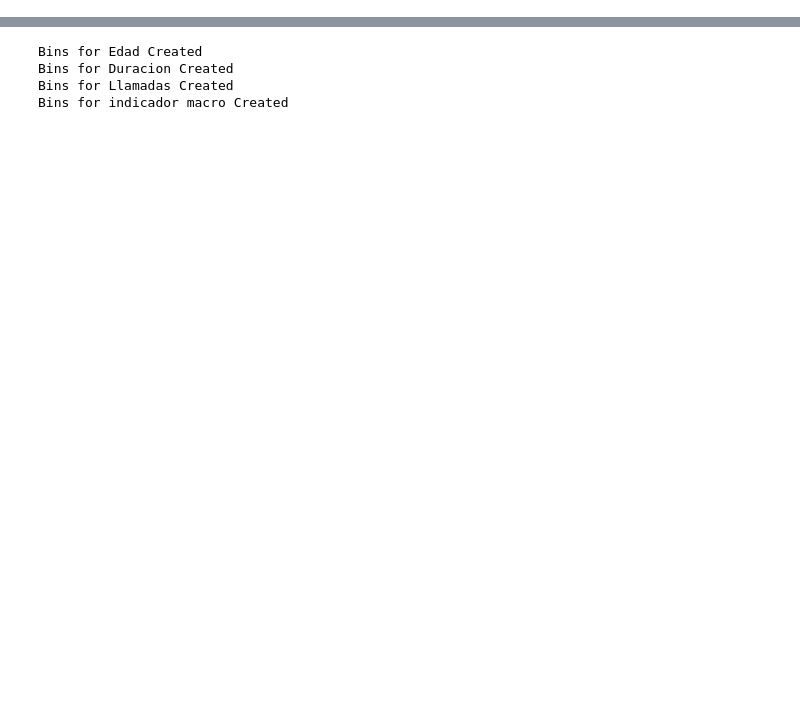
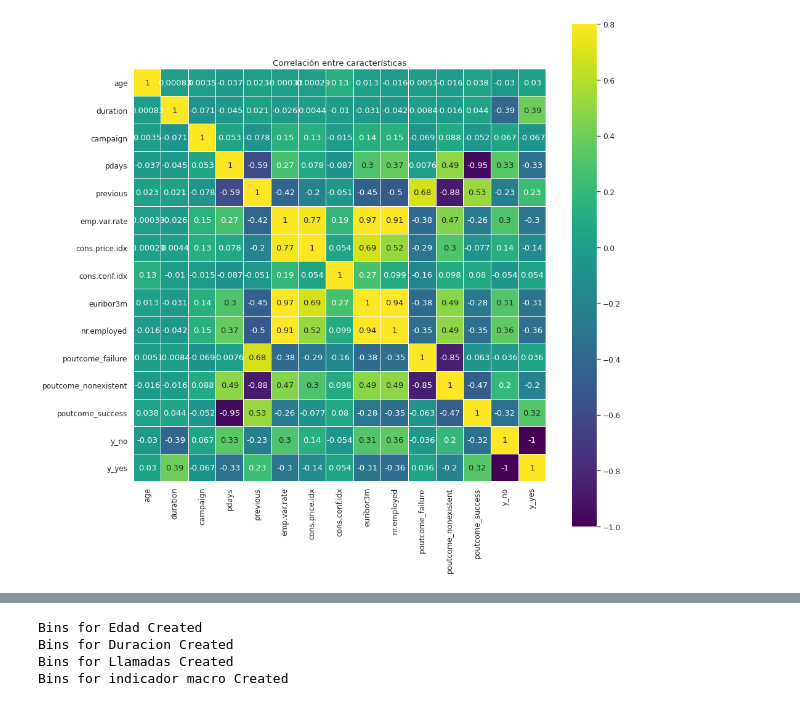
Before and after one commit to josetorresob/INF648, a Jupyter notebook: Proyecto_Final.ipynb, the cells around one changed output, grey strips where cells are left out. Cells and saved outputs as stored; diff of their text form; code cells hidden in the pictures; blank space fills up the shorter version.

```diff
--- a/Proyecto_Final.ipynb
+++ b/Proyecto_Final.ipynb
@@ -226,0 +99,7 @@ dtype: object
+# %%
+train_url = './bank-additional/bank-additional-full.csv'
+dataset = pd.read_csv(train_url, delimiter=";")
+#Trabajamos con el dataset completo
+
+display(dataset.head(5))
+print('\n Hay {} observaciones con {} características'.format(*dataset.shape))
@@ -226,0 +114,3 @@ dtype: object
+# %%
+#Dividimos el dataset en un conjunto de entranmiento y un conjunto de prueba (25%)
+dataset_train, dataset_test= train_test_split(dataset, test_size=0.25, random_state=0)
@@ -226,0 +246,5 @@ dtype: object
+# %%
+# Mostrar rstadisticod descriptivos de las variables categóricas
+categorical_variables = dataset_train.loc[:, dataset_train.dtypes == object].columns
+
+dataset_train[categorical_variables].describe()
@@ -226,0 +287,16 @@ dtype: object
+# %%
+# Correlación entre las variables continuas
+# Se tomó el código base de la fuente [1] y se adaptó al caso
+
+# heat map
+df_with_dummies = pd.get_dummies(dataset_train.drop([col for col in categorical_variables if col not in ['y', 'poutcome']], axis=1))
+corrMatrix = df_with_dummies.corr()
+
+sns.set(font_scale=1.10)
+plt.figure(figsize=(15, 15))
+
+sns.heatmap(corrMatrix, vmax=.8, linewidths=0.01,
+            square=True,annot=True,cmap='viridis',linecolor="white")
+plt.title('Correlación entre características');
+# %% [output]
+[figure, added]
```
Also changed, not shown: parts of 77 cells of this notebook.
